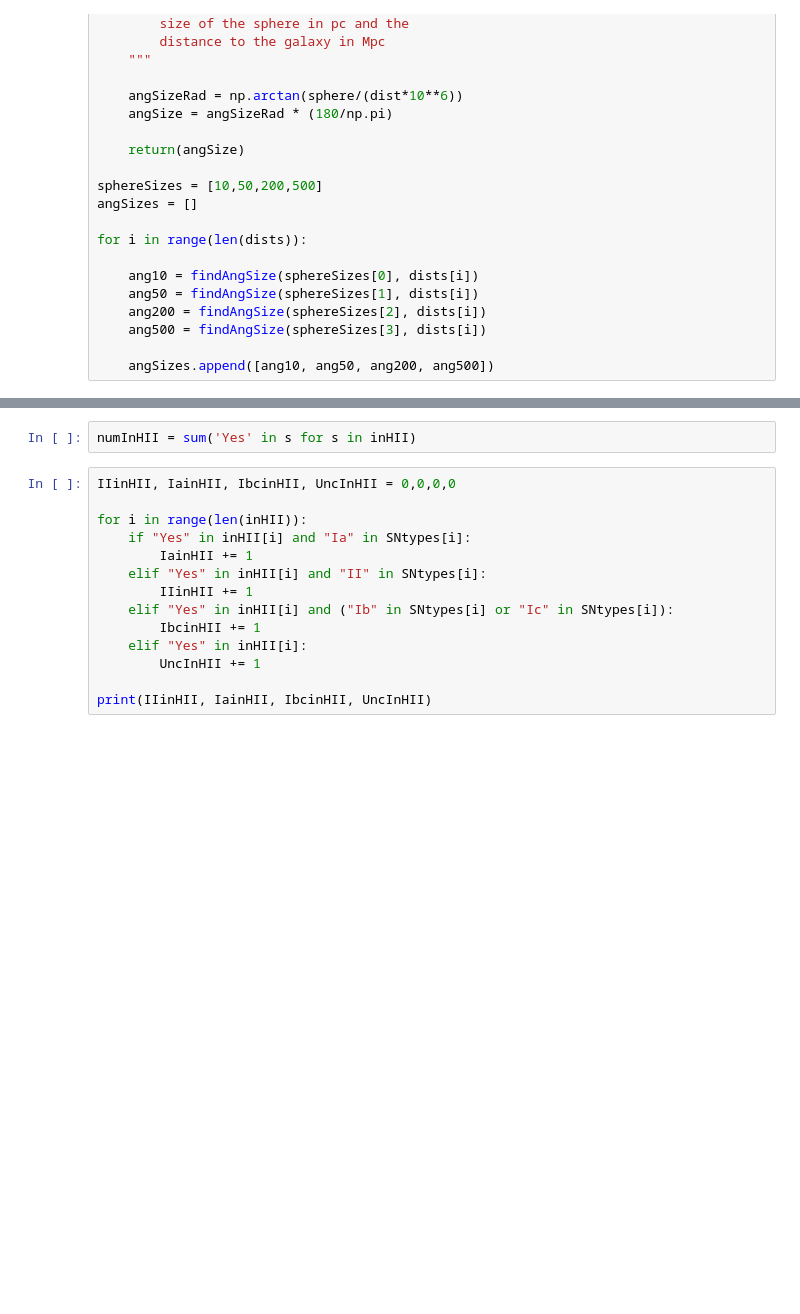
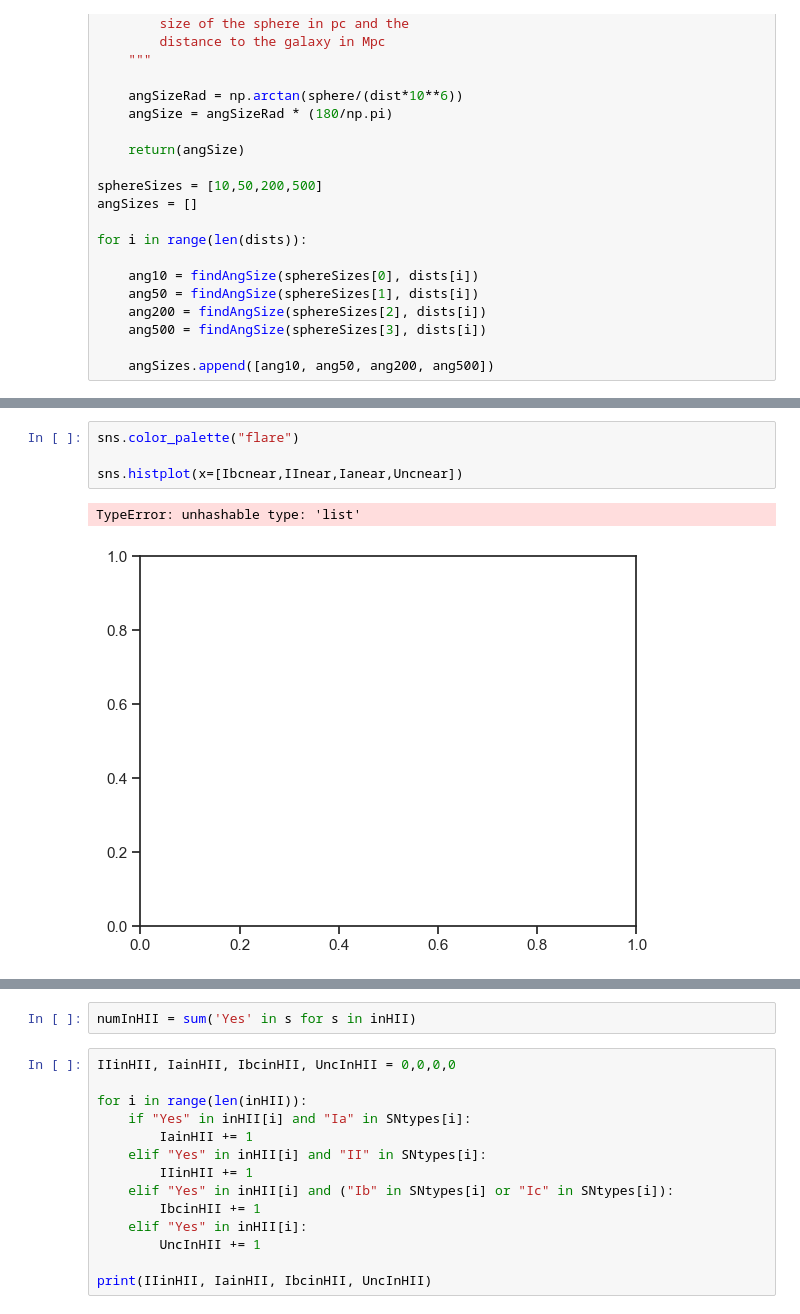
Before and after one commit to NessMayker/SNeHa, a Jupyter notebook: Code/1c.MUSE_Nearest_HII.ipynb, the cells around one changed output, grey strips where cells are left out. Saved outputs shown, nothing was run; the diff lists cells and outputs as text; blank space fills up the shorter version.

```diff
--- a/Code/1c.MUSE_Nearest_HII.ipynb
+++ b/Code/1c.MUSE_Nearest_HII.ipynb
@@ -384,0 +463,7 @@ sns.histplot(nearHII)
+# %%
+sns.color_palette("flare")
+
+sns.histplot(x=[Ibcnear,IInear,Ianear,Uncnear])
+# %% [output]
+TypeError: unhashable type: 'list'
+[figure, added]
```
Also changed, not shown: parts of 13 cells of this notebook, 5 other files.
